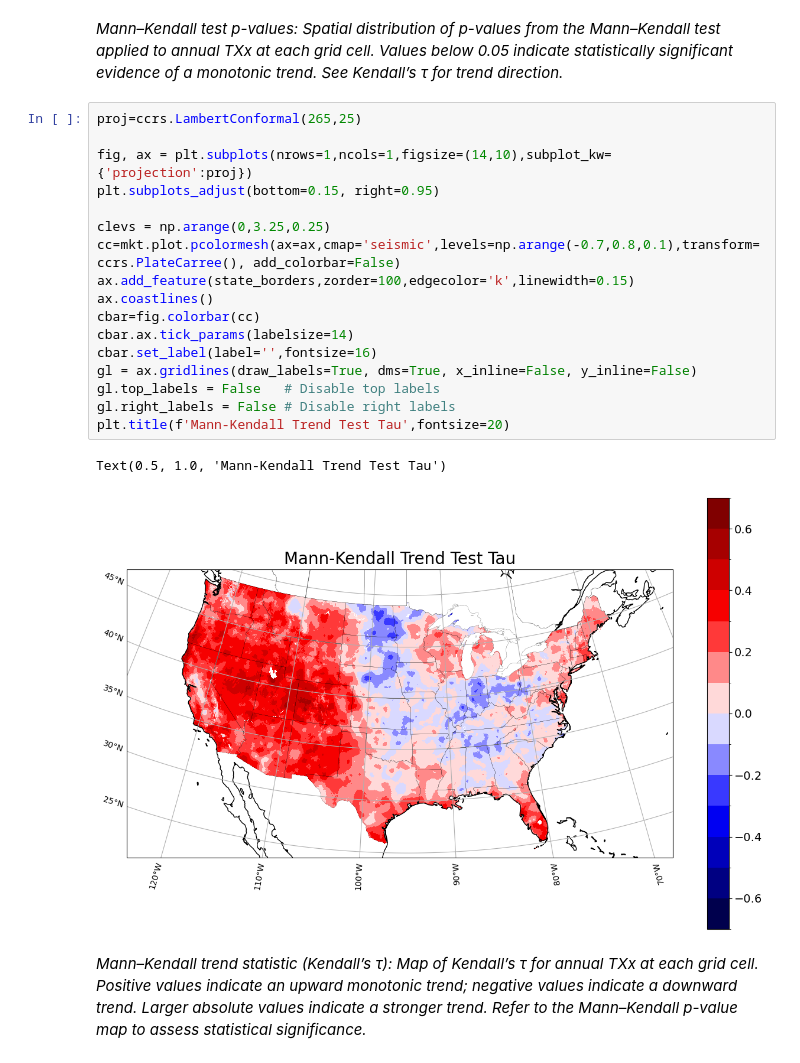
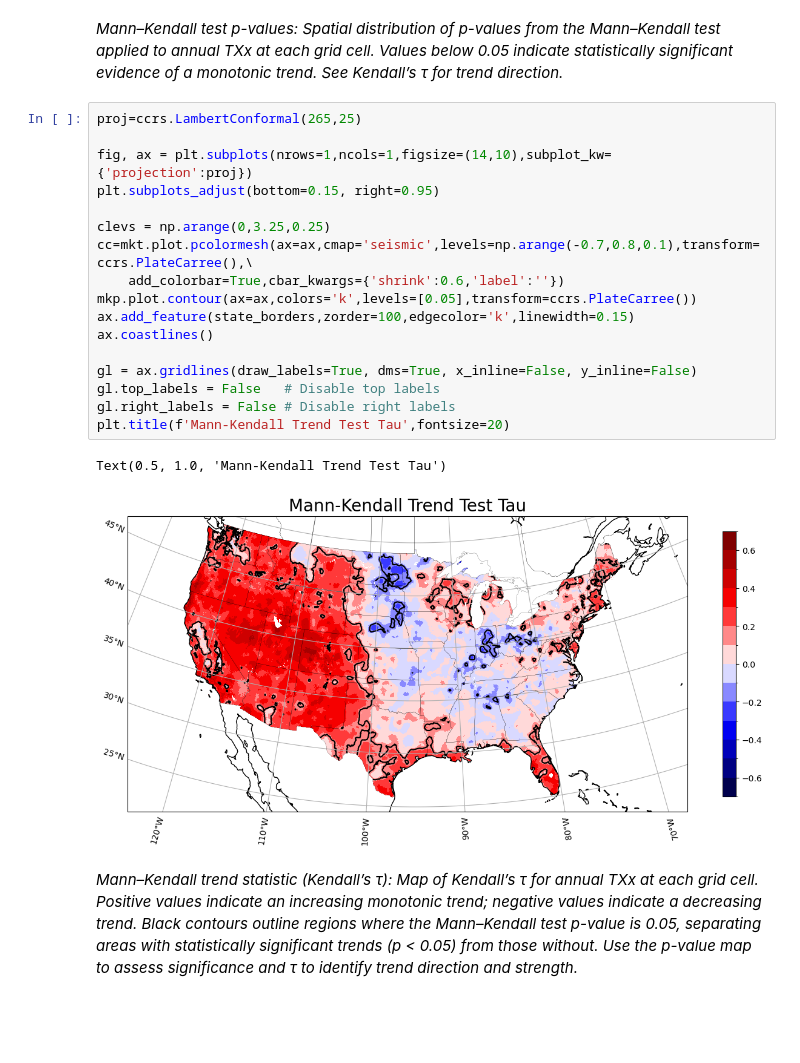
Before and after one commit to GaelleHervieux/TXx, a Jupyter notebook: NClimGrid_TXx_IID.ipynb, the cells around one changed output. Saved outputs shown, nothing was run; the diff lists cells and outputs as text; blank space fills up the shorter version.

```diff
--- a/NClimGrid_TXx_IID.ipynb
+++ b/NClimGrid_TXx_IID.ipynb
@@ -205,22 +202,22 @@ Text(0.5, 1.0, 'Mann-Kendall Trend Test pvalue')
 # %%
 proj=ccrs.LambertConformal(265,25)
 
 fig, ax = plt.subplots(nrows=1,ncols=1,figsize=(14,10),subplot_kw={'projection':proj})
 plt.subplots_adjust(bottom=0.15, right=0.95)
 
 clevs = np.arange(0,3.25,0.25)
-cc=mkt.plot.pcolormesh(ax=ax,cmap='seismic',levels=np.arange(-0.7,0.8,0.1),transform=ccrs.PlateCarree(), add_colorbar=False)
+cc=mkt.plot.pcolormesh(ax=ax,cmap='seismic',levels=np.arange(-0.7,0.8,0.1),transform=ccrs.PlateCarree(),\
+    add_colorbar=True,cbar_kwargs={'shrink':0.6,'label':''})
+mkp.plot.contour(ax=ax,colors='k',levels=[0.05],transform=ccrs.PlateCarree())
 ax.add_feature(state_borders,zorder=100,edgecolor='k',linewidth=0.15)
 ax.coastlines()
-cbar=fig.colorbar(cc)
-cbar.ax.tick_params(labelsize=14)
-cbar.set_label(label='',fontsize=16)
+
 gl = ax.gridlines(draw_labels=True, dms=True, x_inline=False, y_inline=False)
 gl.top_labels = False   # Disable top labels
 gl.right_labels = False # Disable right labels
 plt.title(f'Mann-Kendall Trend Test Tau',fontsize=20)
 # %% [output]
 Text(0.5, 1.0, 'Mann-Kendall Trend Test Tau')
-[figure, old version]
+[figure, new version]
 # %% [markdown]
-*Mann–Kendall trend statistic (Kendall’s τ): Map of Kendall’s τ for annual TXx at each grid cell. Positive values indicate an upward monotonic trend; negative values indicate a downward trend. Larger absolute values indicate a stronger trend. Refer to the Mann–Kendall p-value map to assess statistical significance.*
+*Mann–Kendall trend statistic (Kendall’s τ): Map of Kendall’s τ for annual TXx at each grid cell. Positive values indicate an increasing monotonic trend; negative values indicate a decreasing trend. Black contours outline regions where the Mann–Kendall test p-value is 0.05, separating areas with statistically significant trends (p < 0.05) from those without. Use the p-value map to assess significance and τ to identify trend direction and strength.*
```
Also changed, not shown: parts of 2 cells of this notebook.
